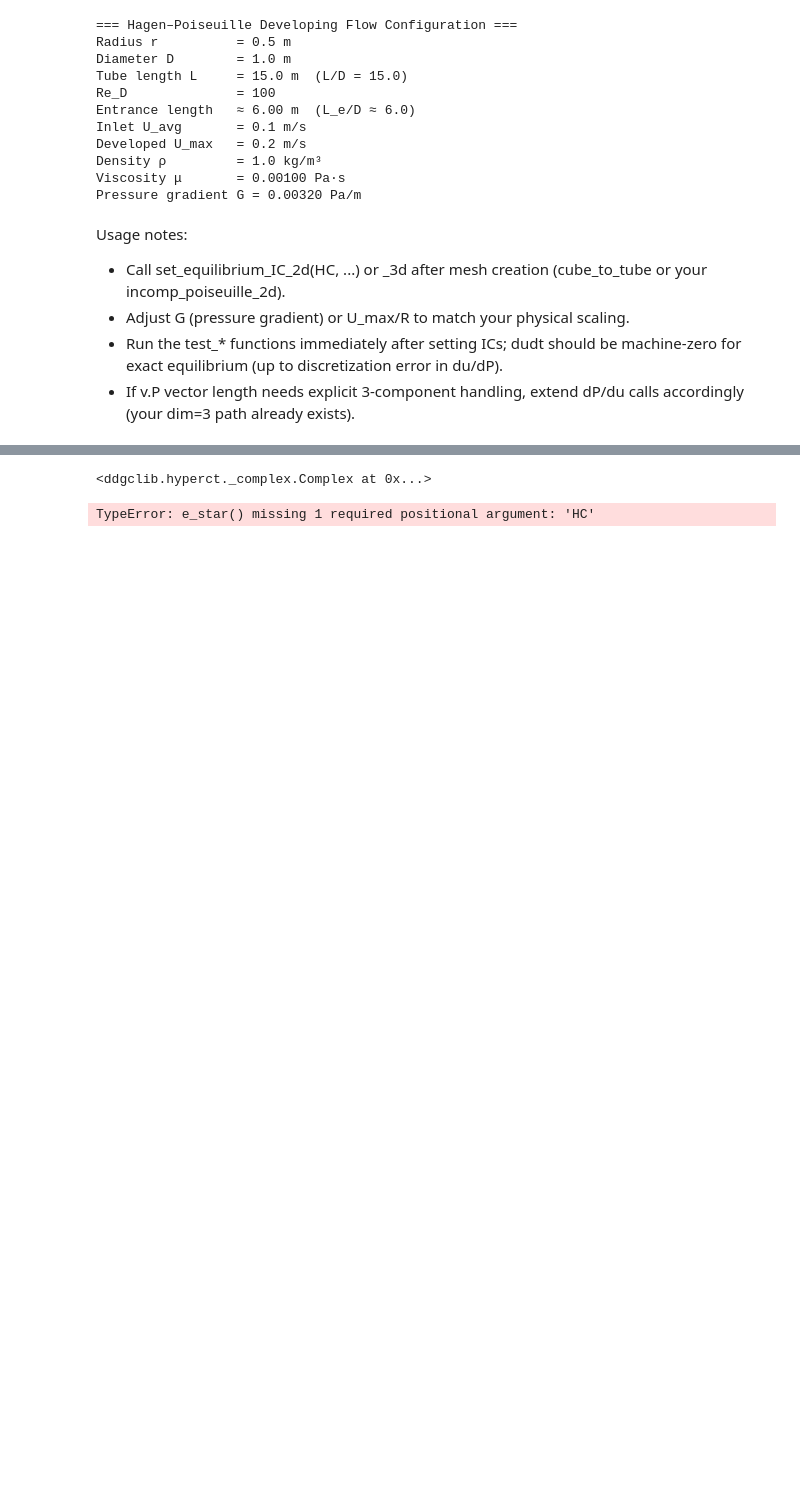
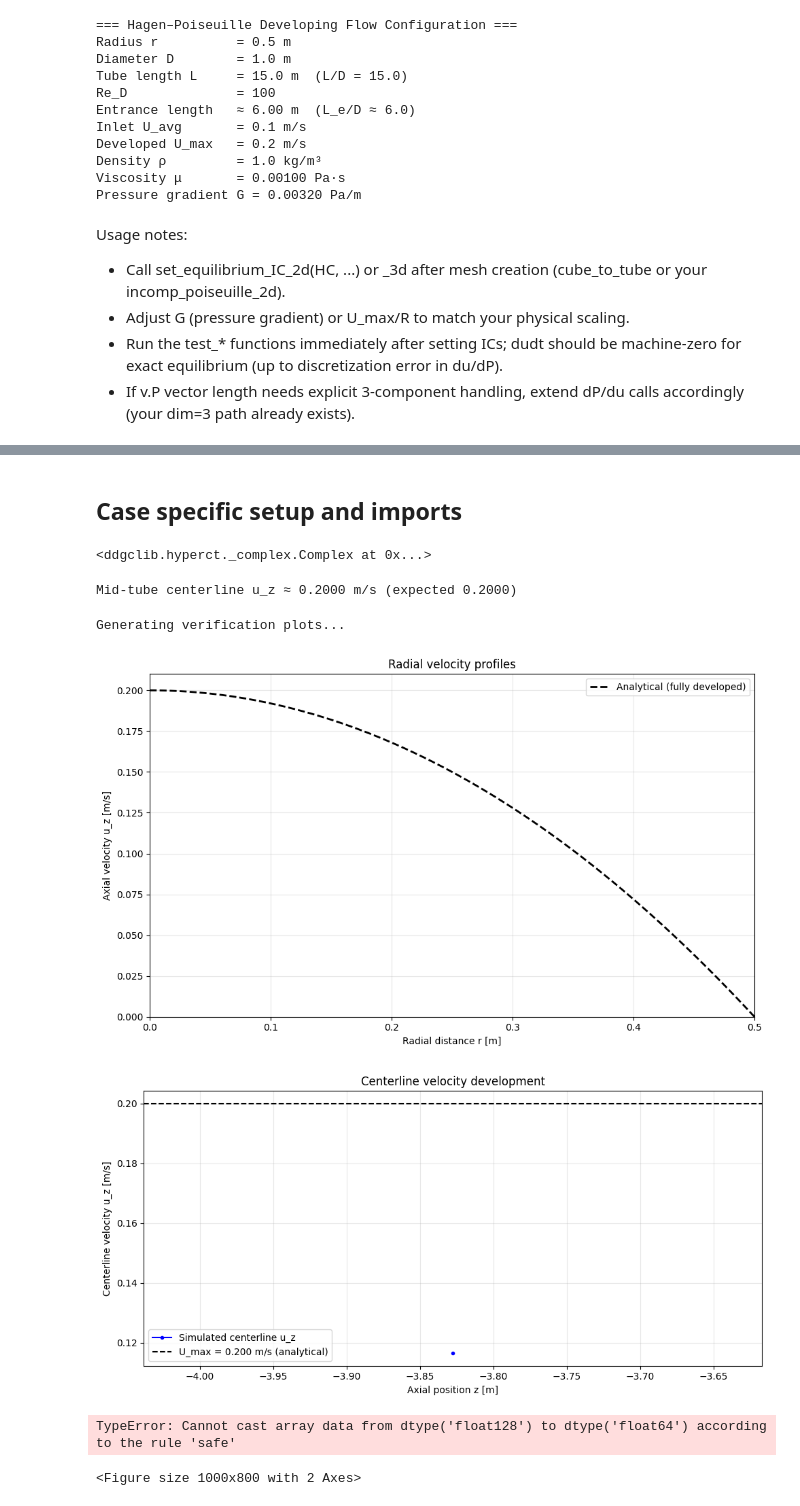
Before and after one commit to Leibniz-IWT/ddgclib, a Jupyter notebook: cases_dynamic/Hagen_Poiseuile/Hagen_Poiseuile.ipynb, the cells around one changed output, grey strips where cells are left out. Cells and saved outputs as stored; diff of their text form; code cells hidden in the pictures; blank space fills up the shorter version.

Commit message:
Add plotting code

```diff
--- a/cases_dynamic/Hagen_Poiseuile/Hagen_Poiseuile.ipynb
+++ b/cases_dynamic/Hagen_Poiseuile/Hagen_Poiseuile.ipynb
@@ -107,0 +111,2 @@ from ddgclib.barycentric._duals import dudt
+# %% [markdown]
+## Case specific setup and imports
@@ -125,7 +136,54 @@ compute_vd(HC, cdist=1e-8)
 # Quick manual check of max |dudt|
 dudt_norms = []
 for v in HC.V:
-    dudt_val = dudt(v, dim=3, mu=mu)
-    dudt_norms.append(np.linalg.norm(dudt_val))
+    pass
+    #dudt_val = dudt(v, dim=3, mu=mu)
+    #dudt_norms.append(np.linalg.norm(dudt_val))
-# %% [output]
-TypeError: e_star() missing 1 required positional argument: 'HC'
+# %%
+if 1:
+    # Optional: Quick radial profile check at mid-tube
+    z_mid = 0.0
+    profile_z = []
+    profile_uz = []
+
+    for v in HC.V:
+        if abs(v.x_a[2] - z_mid) < 0.05:  # thin slice at mid-tube
+            r_local = np.linalg.norm(v.x_a[:2])
+            uz_anal = poiseuille_analytical_3d(v.x_a, U_max=U_max, R=r)
+            profile_z.append(r_local)
+            profile_uz.append(v.u[2])
+
+    print(f"\nMid-tube centerline u_z ≈ {max(profile_uz):.4f} m/s (expected {U_max:.4f})")
+# %% [output]
+Mid-tube centerline u_z ≈ 0.2000 m/s (expected 0.2000)
+# %%
+
+print("Generating verification plots...")
+# Radial profiles at key locations
+z_positions = [-L / 2 + 0.5, L / 4, L / 2, 3 * L / 4, L / 2 + 3]  # adjust as needed
+profiles = extract_radial_profiles(HC, z_positions, dr_tol=0.08)
+plot_radial_profiles(profiles, U_max=U_max, r_max=r)
+
+# Centerline development
+plot_centerline_velocity(HC, L, U_max=U_max)
+
+# Optional simple 3D velocity magnitude visualization
+fig = plt.figure(figsize=(10, 8))
+ax = fig.add_subplot(111, projection='3d')
+uz_vals = np.array([v.u[2] for v in HC.V])
+scatter = ax.scatter([v.x_a[0] for v in HC.V],
+                     [v.x_a[1] for v in HC.V],
+                     [v.x_a[2] for v in HC.V],
+                     c=uz_vals, cmap='viridis', s=15, alpha=0.8)
+plt.colorbar(scatter, label='u_z [m/s]')
+ax.set_xlabel('x [m]')
+ax.set_ylabel('y [m]')
+ax.set_zlabel('z [m]')
+ax.set_title('Velocity magnitude distribution')
+plt.show()>
+# %% [output]
+Generating verification plots...
+[figure, added]
+[figure, added]
+TypeError: Cannot cast array data from dtype('float128') to dtype('float64') according to the rule 'safe'
+<Figure size 1000x800 with 2 Axes>
```
Also changed, not shown: parts of 3 cells of this notebook, 2 other files.
